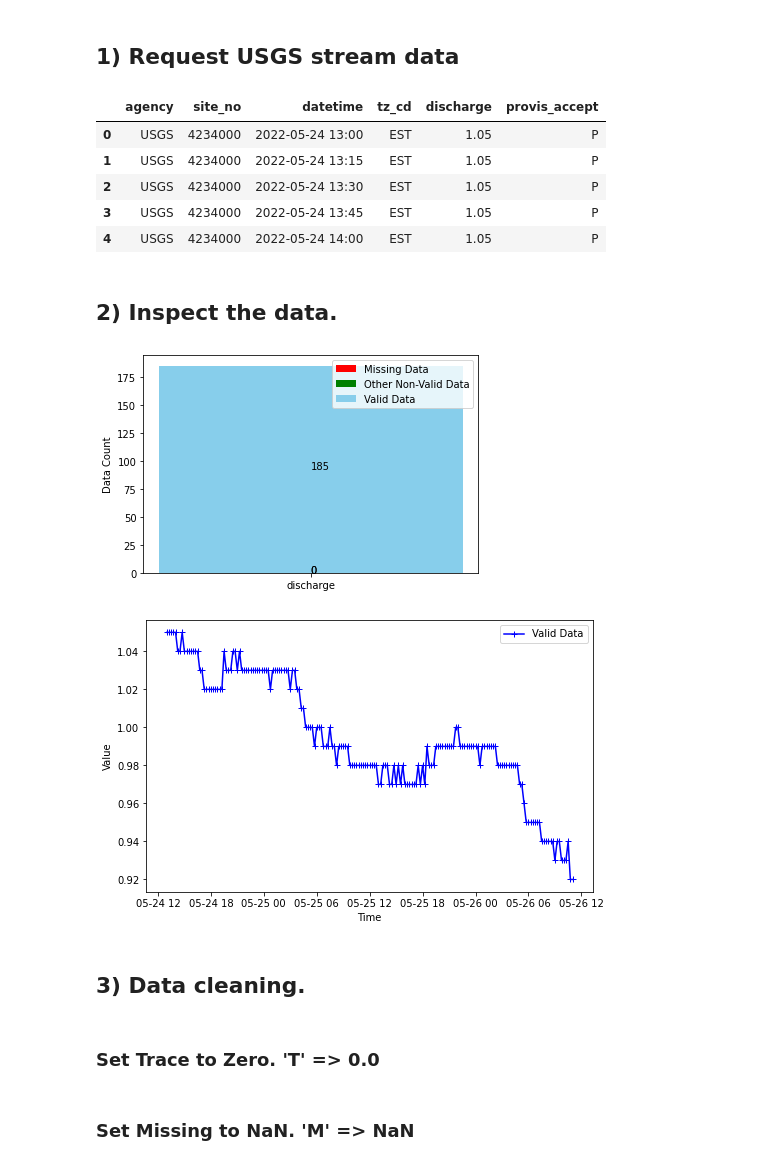
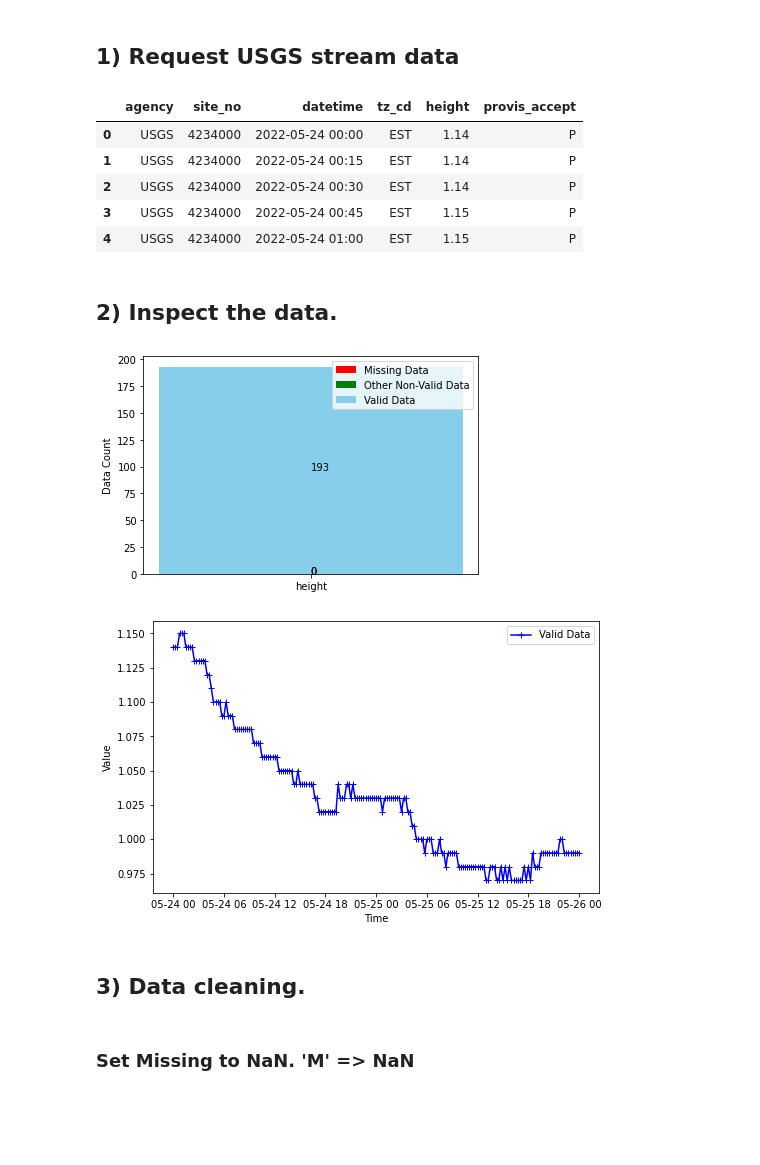
Before and after one commit to alex-l-young/pydrology, a Jupyter notebook: Examples/usgs_data_request.ipynb, the cells around one changed output. Cells and saved outputs as stored; diff of their text form; code cells hidden in the pictures; blank space fills up the shorter version.

```diff
--- a/Examples/usgs_data_request.ipynb
+++ b/Examples/usgs_data_request.ipynb
@@ -26,49 +26,52 @@ from pydrology import time_series
 # Gage ID. Found on the USGS page for the specific monitoring location.
 gage_id = "04234000" # Fall Creek, Ithaca, NY
 
+# Parameter to get data for. 'discharge' or 'height'.
+parameter = 'height'
+
 # Start date in format yyyy-mm-dd. "2022-06-24"
 start_date = "2022-05-24"
 
 # Local start time in format HH:MM:SS.mmm. "11:17:05.203"
-start_time = "13:00:00.000"
+start_time = "00:00:00.000"
 
 # End date in format yyyy-mm-dd. "2022-06-24"
 end_date = "2022-05-26"
 
 # Local end time in format HH:MM:SS.mmm. "11:17:05.203"
-end_time = "11:00:00.000"
+end_time = "00:00:00.000"
 
 # Number of hour offset from GMT (+ or -) in format +/-HH:MM. "-04:00"
 gmt_offset = "-05:00"
 # %%
 # Request the gage data as a DataFrame.
-gage_df = request_usgs_data(gage_id, start_date, start_time, end_date, end_time, gmt_offset)
+gage_df = request_usgs_data(gage_id, parameter, start_date, start_time, end_date, end_time, gmt_offset)
 
 # Print the head and tail.
 gage_df.head()
 # %% [output]
-|  | agency | site_no | datetime | tz_cd | discharge | provis_accept |
-| 0 | USGS | 4234000 | 2022-05-24 13:00 | EST | 1.05 | P |
-| 1 | USGS | 4234000 | 2022-05-24 13:15 | EST | 1.05 | P |
-| 2 | USGS | 4234000 | 2022-05-24 13:30 | EST | 1.05 | P |
-| 3 | USGS | 4234000 | 2022-05-24 13:45 | EST | 1.05 | P |
-| 4 | USGS | 4234000 | 2022-05-24 14:00 | EST | 1.05 | P |
+|  | agency | site_no | datetime | tz_cd | height | provis_accept |
+| 0 | USGS | 4234000 | 2022-05-24 00:00 | EST | 1.14 | P |
+| 1 | USGS | 4234000 | 2022-05-24 00:15 | EST | 1.14 | P |
+| 2 | USGS | 4234000 | 2022-05-24 00:30 | EST | 1.14 | P |
+| 3 | USGS | 4234000 | 2022-05-24 00:45 | EST | 1.15 | P |
+| 4 | USGS | 4234000 | 2022-05-24 01:00 | EST | 1.15 | P |
 # %% [markdown]
 ## 2) Inspect the data.
 # %%
 # Plotting column names and missing value.
-data_column_name = 'discharge'
+data_column_name = 'height'
 time_column_name = 'datetime'
 missing_value = 'M'
 
 # Plot the valid, missing, and non-valid data as a bar chart.
 plotting.plot_missing_ratio(gage_df, data_column_name)
 
 # Plot the data as a time series.
 plotting.plot_data_timeseries(gage_df, data_column_name, time_column_name, missing_value=missing_value)
 # %% [output]
-[figure, old version]
+[figure, new version]
-[figure, old version]
+[figure, new version]
 # %% [markdown]
 ## 3) Data cleaning.
 # %%
@@ -77,3 +80 @@ data_column = 'discharge'
 time_column = 'datetime'
-# %% [markdown]
-### Set Trace to Zero. 'T' => 0.0
```
Also changed, not shown: parts of 6 cells of this notebook, 1 other file.
